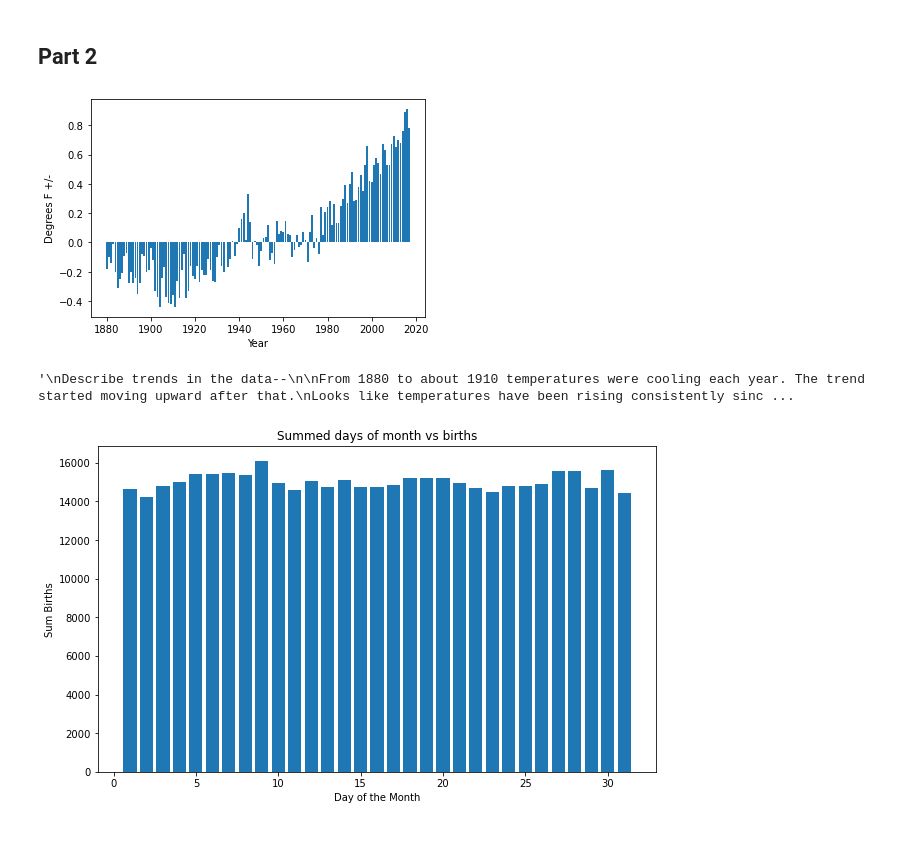
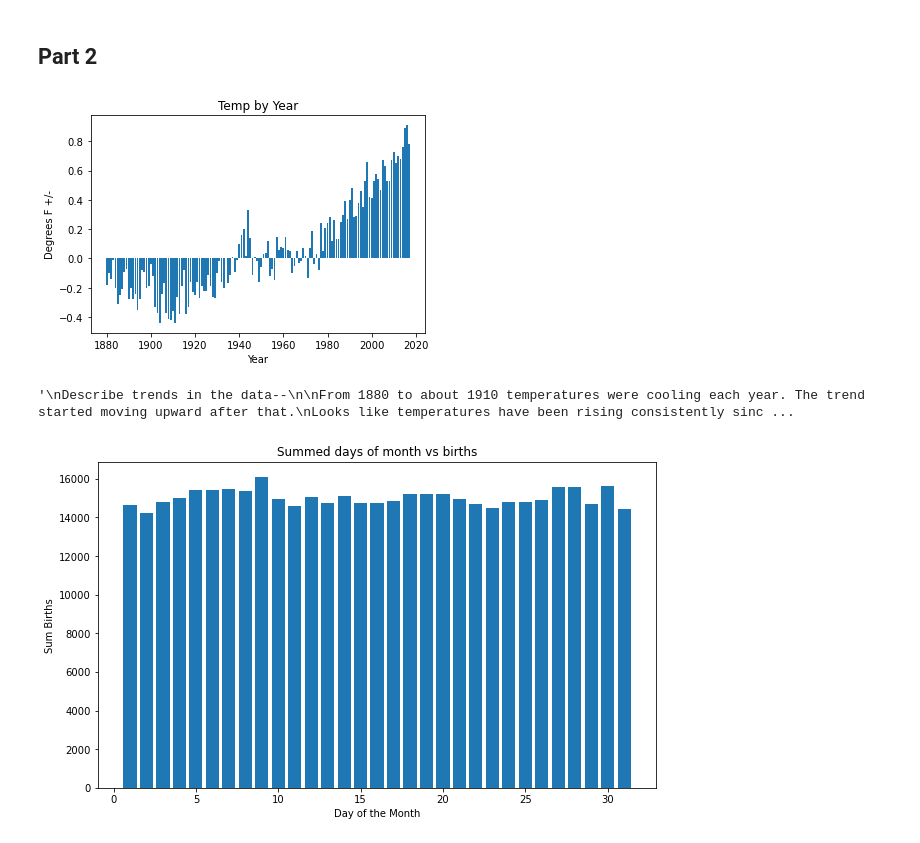
Before and after one commit to sarkunz/CS6635-Assign1, a Jupyter notebook: assign1.ipynb, the cells around one changed output. Saved outputs shown, nothing was run; the diff lists cells and outputs as text; code cells hidden in the pictures.

```diff
--- a/assign1.ipynb
+++ b/assign1.ipynb
@@ -163,29 +170,30 @@ plt.show()
 # %%
 """
 1
 Download the NOAA Land Ocean Temperature Anomalies Data Set:
 https://my.eng.utah.edu/~cs6635/NOAA-Temperatures.csv. Create a bar plot of the
 data. Include a label called “Year” along the x-axis and a label called Degrees F +/-
 From Average along the y-axis.
 """
 import pandas as pd
 
 df = pd.read_csv('NOAA-Temperatures.csv', header=4)
 
 plt.bar(df['Year'], df['Value'])
 plt.xlabel("Year")
 plt.ylabel("Degrees F +/-")
+plt.title("Temp by Year")
 plt.show()
 
 
 """
 Describe trends in the data--
 
 From 1880 to about 1910 temperatures were cooling each year. The trend started moving upward after that.
 Looks like temperatures have been rising consistently since about 1980.
 """
 # %% [output]
-[figure, old version]
+[figure, new version]
 '\nDescribe trends in the data--\n\nFrom 1880 to about 1910 temperatures were cooling each year. The trend started moving upward after that.\nLooks like temperatures have been rising consistently sinc ...
 # %%
 """
```
Also changed, not shown: parts of 7 cells of this notebook, 2 other files.
